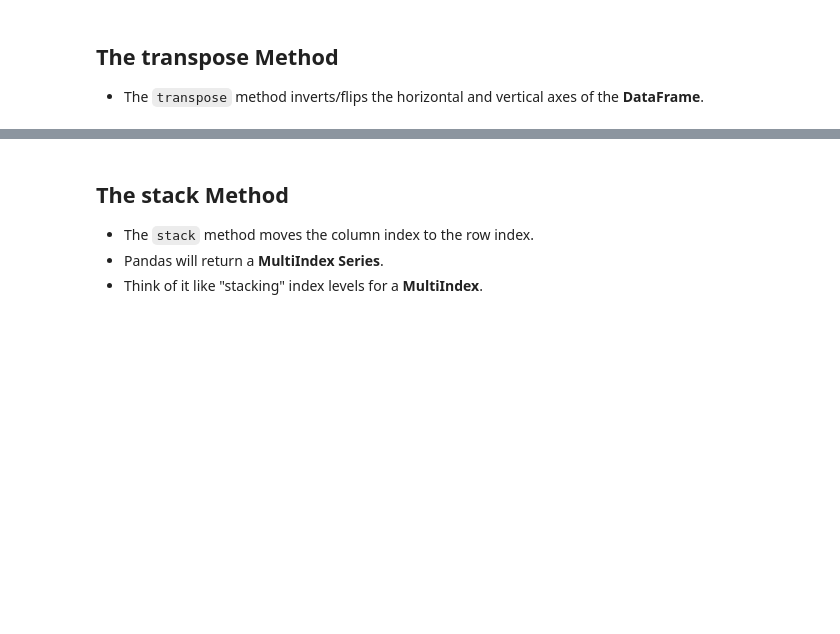
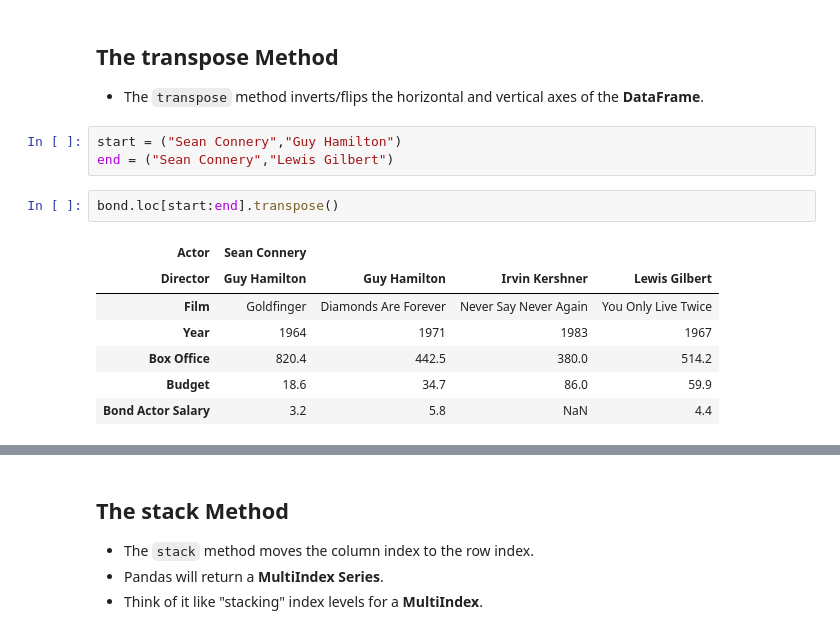
Before and after one commit to abhijeet-bhambere/pashkavers-pandas-trail, a Jupyter notebook: 08 - MultiIndex.ipynb, the cells around one changed output, grey strips where cells are left out. Saved outputs shown, nothing was run; the diff lists cells and outputs as text; blank space fills up the shorter version.

```diff
--- a/08 - MultiIndex.ipynb
+++ b/08 - MultiIndex.ipynb
@@ -360,3 +360,16 @@ bond.loc[("Sean Connery","Guy Hamilton"):("Sean Connery","Lewis Gilbert"),("Film
 # %% [markdown]
 ## The transpose Method
 - The `transpose` method inverts/flips the horizontal and vertical axes of the **DataFrame**.
+# %%
+start = ("Sean Connery","Guy Hamilton")
+end = ("Sean Connery","Lewis Gilbert")
+# %%
+bond.loc[start:end].transpose()
+# %% [output]
+| Actor | Sean Connery |  |  |  |
+| Director | Guy Hamilton | Guy Hamilton | Irvin Kershner | Lewis Gilbert |
+| Film | Goldfinger | Diamonds Are Forever | Never Say Never Again | You Only Live Twice |
+| Year | 1964 | 1971 | 1983 | 1967 |
+| Box Office | 820.4 | 442.5 | 380.0 | 514.2 |
+| Budget | 18.6 | 34.7 | 86.0 | 59.9 |
+| Bond Actor Salary | 3.2 | 5.8 | NaN | 4.4 |
```
Also changed, not shown: parts of 7 cells of this notebook.
